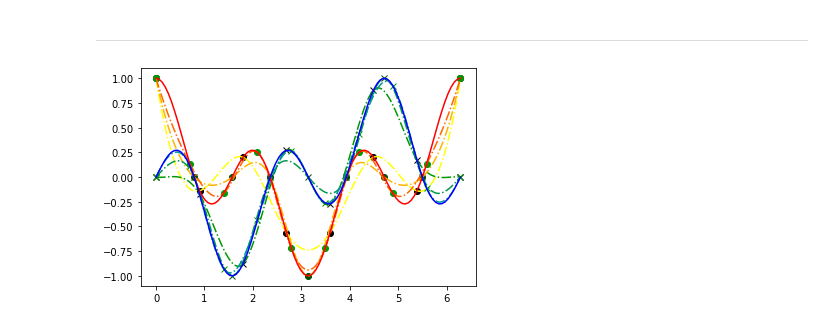
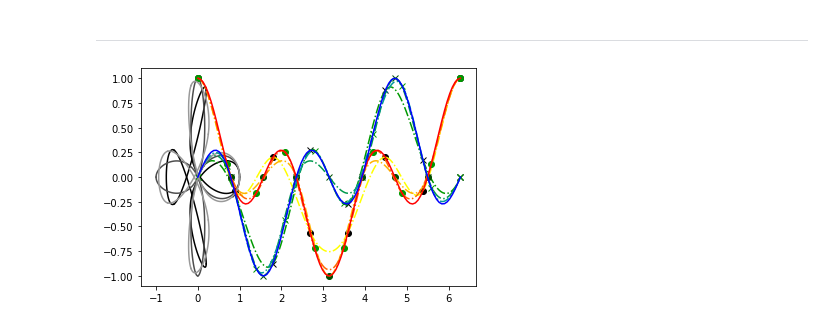
Before and after one commit to pale-ale/ibn_python, a Jupyter notebook: num0_ex07.ipynb, the cells around one changed output. Cells and saved outputs as stored; diff of their text form; code cells hidden in the pictures.

```diff
--- a/num0_ex07.ipynb
+++ b/num0_ex07.ipynb
@@ -57,7 +57,7 @@ b = 2.*np.pi
 ALPHA = 1
 KAPPA = 2
 
-def solve_moments2(h, f):
+def solve_moments2(h, f, derivf0, derivfn):
     '''
     Solve moments with exercise07's borders
     '''
@@ -75,11 +75,14 @@ def solve_moments2(h, f):
         linequation[i][offset-1] = 1-li
         rightside[i] = di
         offset += 1
-    mborder = 6/(h[-1]+h[0])*((f[0]-f[-1])/h[0] - (f[-1]-f[-2])/h[-1])
+    d0 = (6/h[0])*((f[1]-f[0])/h[0]-derivf0)
+    dn = (6/h[-1])*(derivfn - (f[-1]-f[-2])/h[-1])
+    rightside[0] = d0
+    rightside[-1] = dn
     linequation[0][0] = 2
-    linequation[0][1] = mborder
+    linequation[0][1] = 1
     linequation[-1][-1] = 2
-    linequation[-1][-2] = mborder
+    linequation[-1][-2] = 1
     return np.linalg.solve(linequation, rightside)
 
 def s_i(mi, fi, hi, i):
@@ -95,35 +98,38 @@ def func1(t):
 def func2(t):
     return ALPHA*math.cos(KAPPA*t)*math.sin(t)
 
 xvals = np.linspace(a,b,100)
 
 for i in range(7,n):
     interppointsx = np.linspace(a,b,i+1)
     interppointsy1 = [func1(x) for x in interppointsx]
     interppointsy2 = [func2(x) for x in interppointsx]
     intervalsize = [(interppointsx[i+1] - interppointsx[i]) for i in range(len(interppointsx)-1)]
 
     yvals1 = [func1(x) for x in xvals]
     yvals2 = [func2(x) for x in xvals]
 
-    moments1 = solve_moments2(intervalsize, interppointsy1)
-    moments2 = solve_moments2(intervalsize, interppointsy2)
+    moments1 = solve_moments2(intervalsize, interppointsy1, 0, 0)
+    moments2 = solve_moments2(intervalsize, interppointsy2, 1, 1)
     interppolys1 = [s_i(moments1, interppointsy1, intervalsize, k) for k in range(i)]
     interppolys2 = [s_i(moments2, interppointsy2, intervalsize, k) for k in range(i)]
 
     plt.plot(interppointsx, interppointsy1, 'o', color=[0,0.3*(i-7),0])
     plt.plot(interppointsx, interppointsy2, 'x', color=[0,0.3*(i-7),0])
 
     for pindex in range(len(interppolys1)):
         poly1 = interppolys1[pindex]
         poly2 = interppolys2[pindex]
         _xvals = np.linspace(interppointsx[pindex], interppointsx[pindex+1], 30)
         xshift = np.linspace(-intervalsize[pindex], 0, 30)
-        plt.plot(_xvals, poly1(xshift), '-.', color=[1, 1-.3*(i-7),0])
-        plt.plot(_xvals, poly2(xshift), '-.', color=[0, .6, .3*(i-7)])
+        y1 = poly1(xshift)
+        y2 = poly2(xshift)
+        plt.plot(_xvals, y1, '-.', color=[1, 1-.3*(i-7),0])
+        plt.plot(y1, y2, '-', color=[.3*(i-7), .3*(i-7), .3*(i-7)])
+        plt.plot(_xvals, y2, '-.', color=[0, .6, .3*(i-7)])
 
 plt.plot(xvals, yvals1, color=[1,0,0])
 plt.plot(xvals, yvals2, color=[0,0,1])
 plt.show()
 # %% [output]
-[figure, old version]
+[figure, new version]
```
Also changed, not shown: 3 other files.
